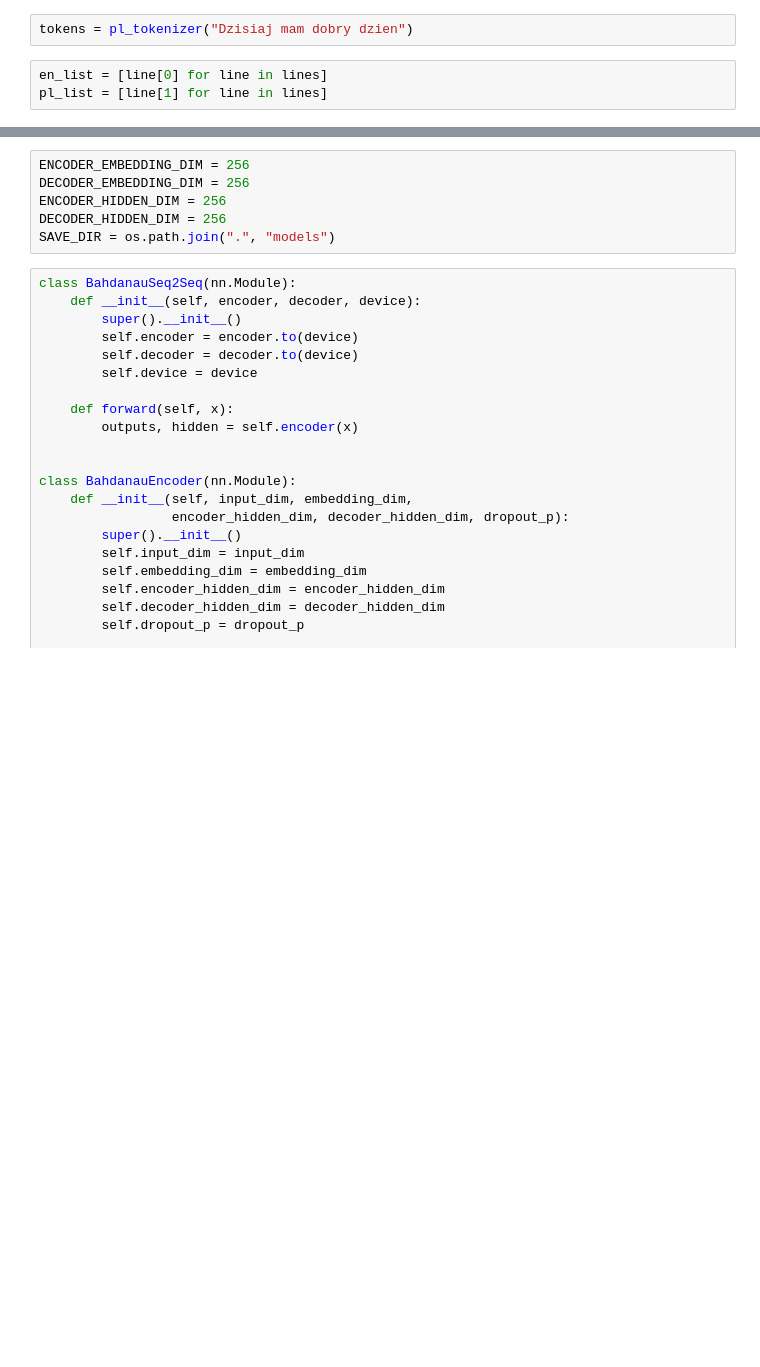
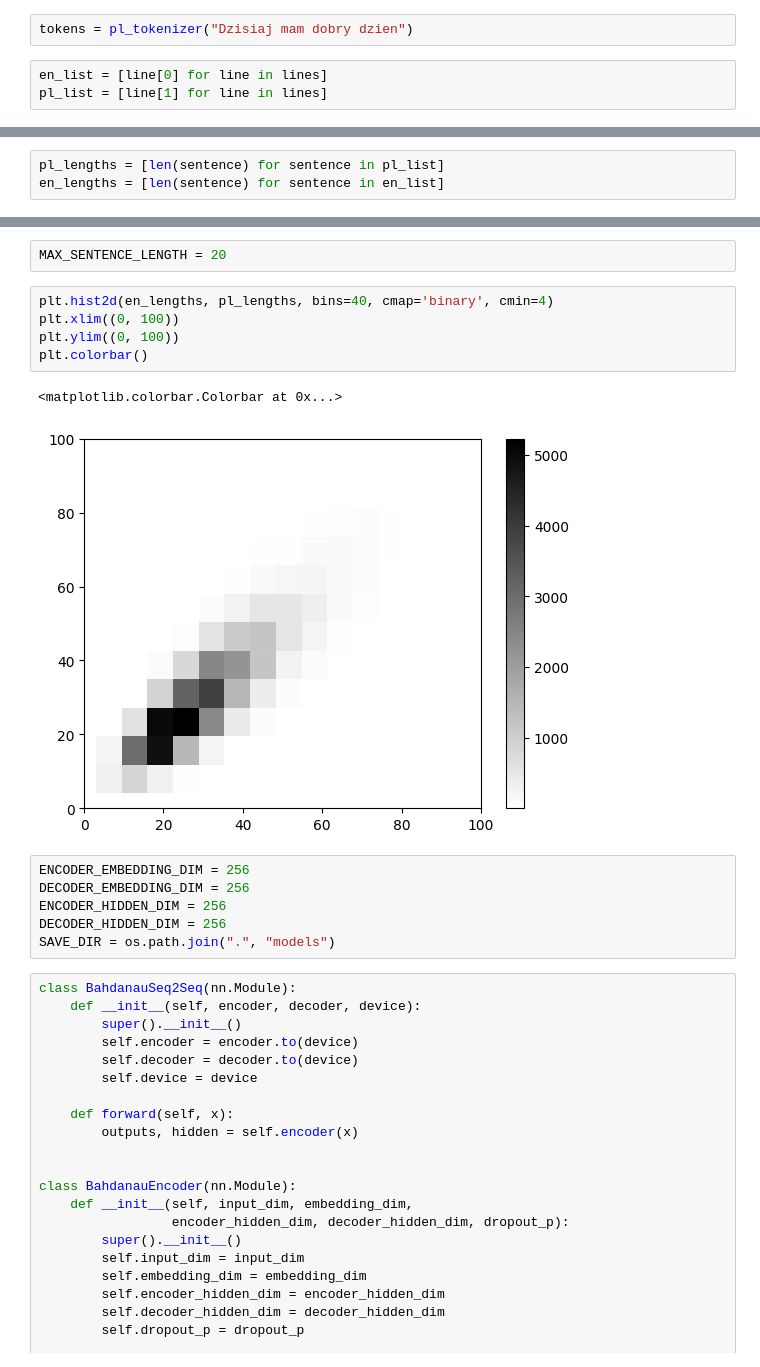
Before and after one commit to PyroX2/GRU_Transformer_Comparison, a Jupyter notebook: bahdanau.ipynb, the cells around one changed output, grey strips where cells are left out. Cells and saved outputs as stored; diff of their text form; blank space fills up the shorter version.

Commit message:
Add hist2d and sentence pairs

```diff
--- a/bahdanau.ipynb
+++ b/bahdanau.ipynb
@@ -63,0 +41,3 @@ pl_list
+# %%
+pl_lengths = [len(sentence) for sentence in pl_list]
+en_lengths = [len(sentence) for sentence in en_list]
@@ -64,3 +66,13 @@ pl_list
+# %%
+MAX_SENTENCE_LENGTH = 20
+# %%
+plt.hist2d(en_lengths, pl_lengths, bins=40, cmap='binary', cmin=4)
+plt.xlim((0, 100))
+plt.ylim((0, 100))
+plt.colorbar()
+# %% [output]
+<matplotlib.colorbar.Colorbar at 0x...>
+[figure, added]
 # %%
 ENCODER_EMBEDDING_DIM = 256
 DECODER_EMBEDDING_DIM = 256
```
Also changed, not shown: parts of 5 cells of this notebook.
